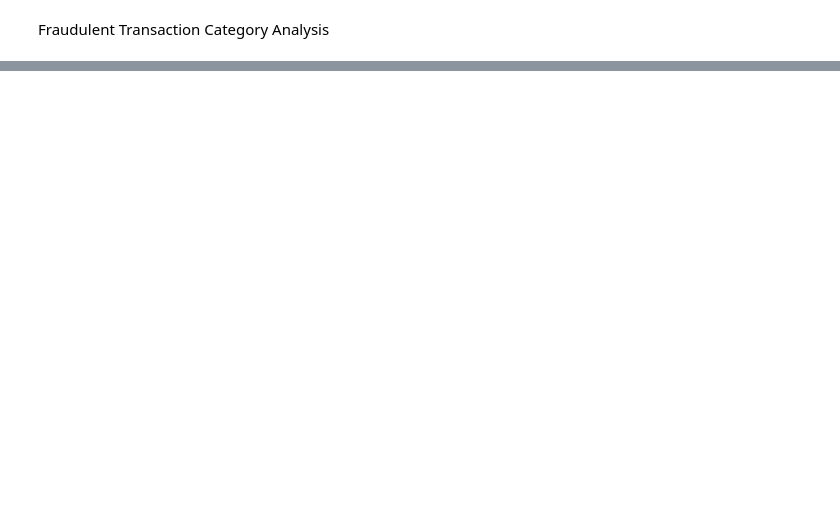
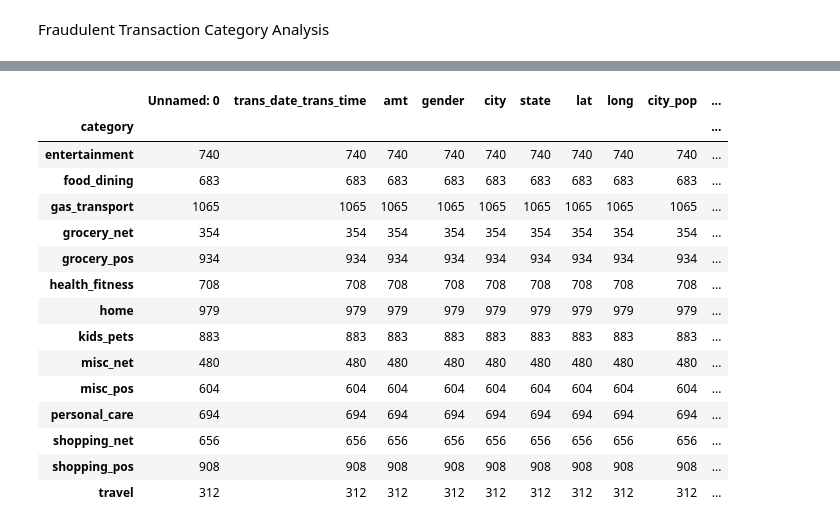
Before and after one commit to Atlkells/Project_1_Group_3, a Jupyter notebook: SKproject1code.ipynb, the cells around one changed output, grey strips where cells are left out. Cells and saved outputs as stored; diff of their text form; code cells hidden in the pictures; blank space fills up the shorter version.

```diff
--- a/SKproject1code.ipynb
+++ b/SKproject1code.ipynb
@@ -109 +78,21 @@ plt.tight_layout()
 <Figure size 640x480 with 0 Axes>
+# %%
+grouped_category_df = cc_data.groupby(["category"])
+grouped_category_df.count().head(20)
+# %% [output]
+|  | Unnamed: 0 | trans_date_trans_time | amt | gender | city | state | lat | long | city_pop | ... |
+| category |  |  |  |  |  |  |  |  |  | ... |
+| entertainment | 740 | 740 | 740 | 740 | 740 | 740 | 740 | 740 | 740 | ... |
+| food_dining | 683 | 683 | 683 | 683 | 683 | 683 | 683 | 683 | 683 | ... |
+| gas_transport | 1065 | 1065 | 1065 | 1065 | 1065 | 1065 | 1065 | 1065 | 1065 | ... |
+| grocery_net | 354 | 354 | 354 | 354 | 354 | 354 | 354 | 354 | 354 | ... |
+| grocery_pos | 934 | 934 | 934 | 934 | 934 | 934 | 934 | 934 | 934 | ... |
+| health_fitness | 708 | 708 | 708 | 708 | 708 | 708 | 708 | 708 | 708 | ... |
+| home | 979 | 979 | 979 | 979 | 979 | 979 | 979 | 979 | 979 | ... |
+| kids_pets | 883 | 883 | 883 | 883 | 883 | 883 | 883 | 883 | 883 | ... |
+| misc_net | 480 | 480 | 480 | 480 | 480 | 480 | 480 | 480 | 480 | ... |
+| misc_pos | 604 | 604 | 604 | 604 | 604 | 604 | 604 | 604 | 604 | ... |
+| personal_care | 694 | 694 | 694 | 694 | 694 | 694 | 694 | 694 | 694 | ... |
+| shopping_net | 656 | 656 | 656 | 656 | 656 | 656 | 656 | 656 | 656 | ... |
+| shopping_pos | 908 | 908 | 908 | 908 | 908 | 908 | 908 | 908 | 908 | ... |
+| travel | 312 | 312 | 312 | 312 | 312 | 312 | 312 | 312 | 312 | ... |
```
Also changed, not shown: parts of 16 cells of this notebook.
